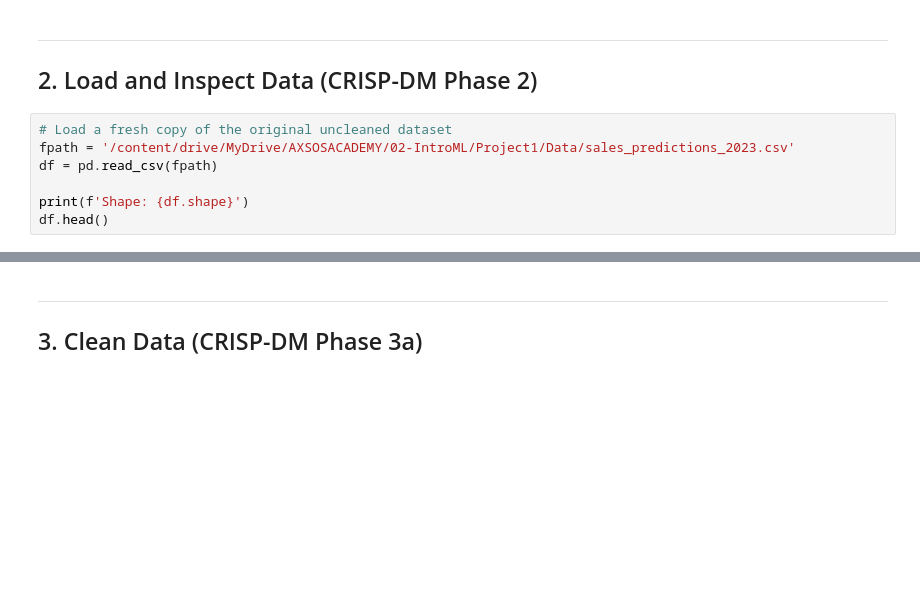
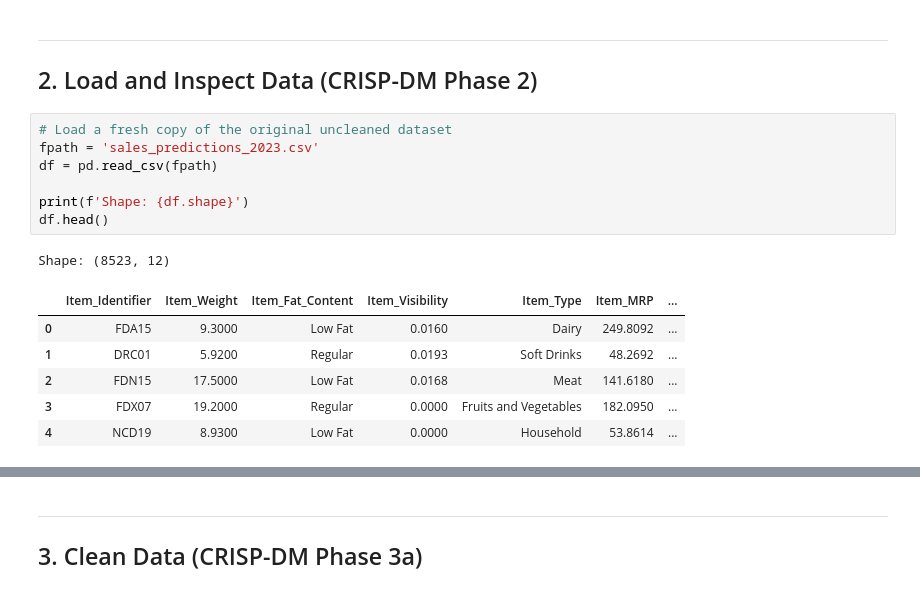
Before and after one commit to salamodeh/prediction-of-product-sales-project, a Jupyter notebook: Prediction_of_Product_Sales.ipynb, the cells around one changed output, grey strips where cells are left out. Drawn from its saved outputs; the diff is of its cells as text; blank space fills up the shorter version.

```diff
--- a/Prediction_of_Product_Sales.ipynb
+++ b/Prediction_of_Product_Sales.ipynb
@@ -256,11 +252,19 @@ def get_metrics(model, X_test, y_test, label):
 ## 2. Load and Inspect Data (CRISP-DM Phase 2)
 # %%
 # Load a fresh copy of the original uncleaned dataset
-fpath = '/content/drive/MyDrive/AXSOSACADEMY/02-IntroML/Project1/Data/sales_predictions_2023.csv'
+fpath = 'sales_predictions_2023.csv'
 df = pd.read_csv(fpath)
 
 print(f'Shape: {df.shape}')
 df.head()
+# %% [output]
+Shape: (8523, 12)
+|  | Item_Identifier | Item_Weight | Item_Fat_Content | Item_Visibility | Item_Type | Item_MRP | ... |
+| 0 | FDA15 | 9.3000 | Low Fat | 0.0160 | Dairy | 249.8092 | ... |
+| 1 | DRC01 | 5.9200 | Regular | 0.0193 | Soft Drinks | 48.2692 | ... |
+| 2 | FDN15 | 17.5000 | Low Fat | 0.0168 | Meat | 141.6180 | ... |
+| 3 | FDX07 | 19.2000 | Regular | 0.0000 | Fruits and Vegetables | 182.0950 | ... |
+| 4 | NCD19 | 8.9300 | Low Fat | 0.0000 | Household | 53.8614 | ... |
 # %%
 # 1) Rows and columns
 print(f'Rows: {df.shape[0]:,}   Columns: {df.shape[1]}')
```
Also changed, not shown: parts of 32 cells of this notebook, 13 other files.
